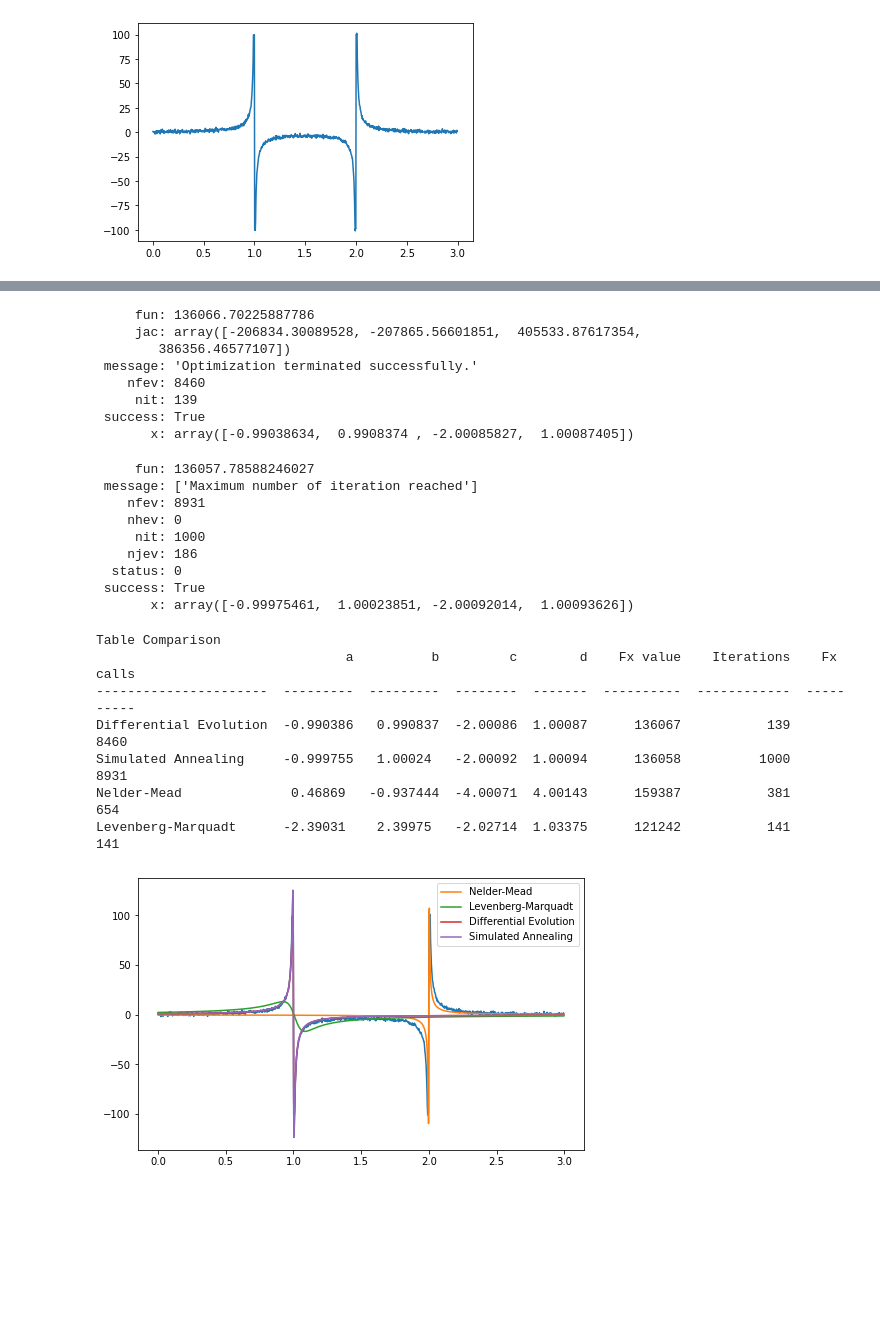
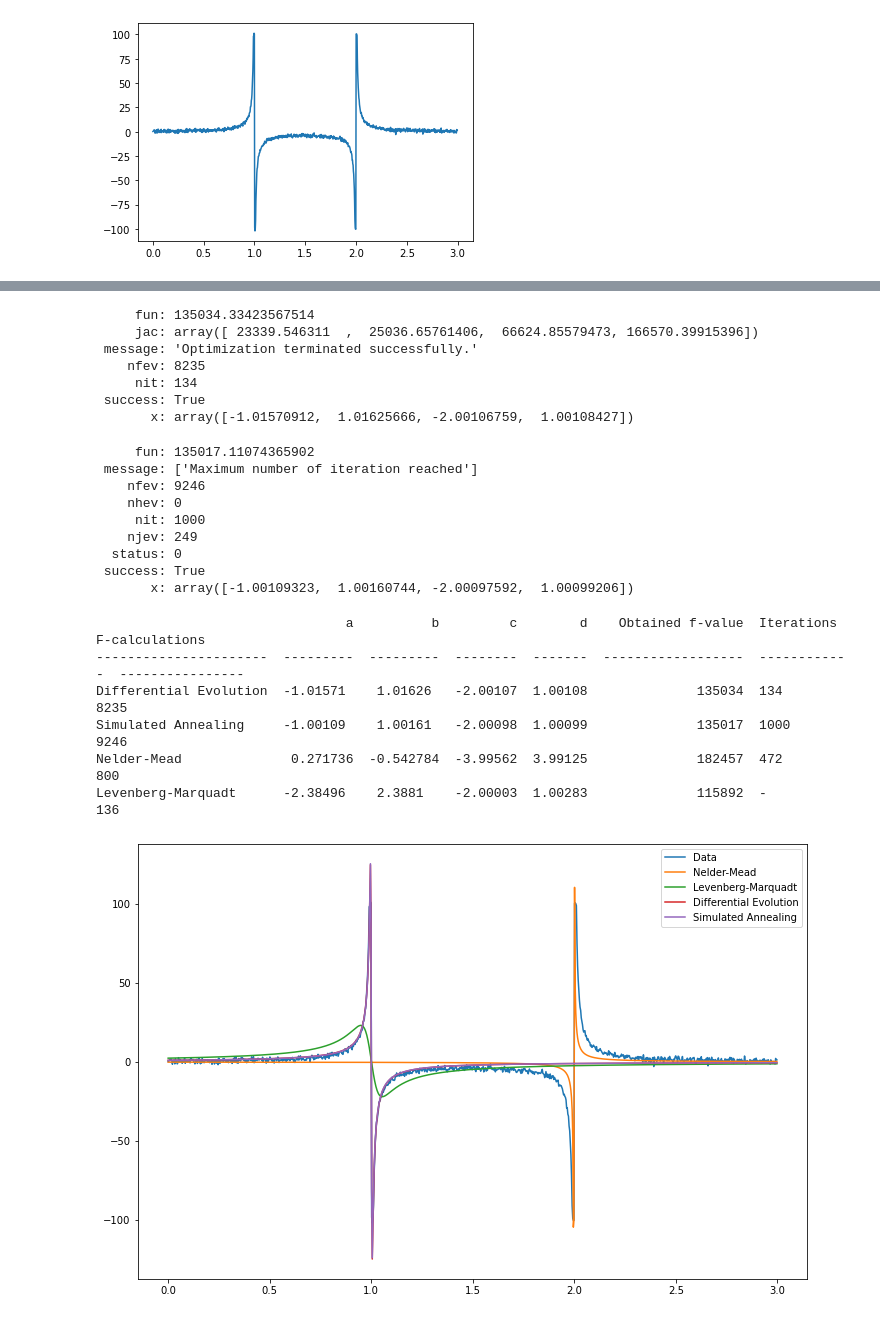
Before and after one commit to sophia-vdovkina/Analysis-and-development-of-algorithms, a Jupyter notebook: Task 4/Task4.ipynb, the cells around one changed output, grey strips where cells are left out. Cells and saved outputs as stored; diff of their text form; code cells hidden in the pictures; blank space fills up the shorter version.

```diff
--- a/Task 4/Task4.ipynb
+++ b/Task 4/Task4.ipynb
@@ -54,7 +43,7 @@ plt.show()
 # %% [output]
 [figure]
 # %%
-nelder = optimize.minimize(rational, init_point, args=(x, y), method='nelder-mead', tol=error, options={'disp': True})
-na, nb, nc, nd = nelder['x']
+nelder = optimize.minimize(least_squares, init_point, args=(x, y), method='nelder-mead', tol=epsilon, options={'disp': True})
+nelder_a, nelder_b, nelder_c, nelder_d = nelder['x']
 print(nelder['x'])
 # %% [output]
@@ -66,7 +52,5 @@ Optimization terminated successfully.
 # %%
-levenberg = optimize.least_squares(rational_resid, init_point, args=(x, y), method='lm', xtol=error)
-la, lb, lc, ld = levenberg['x']
-print(f'Current function value: {levenberg["cost"]}')
-print(f'Function Calls: {levenberg["nfev"]}')
-print(levenberg['x'], end='\n\n')
+levenberg = optimize.least_squares(residuals, init_point, args=(x, y), method='lm', xtol=epsilon)
+levenberg_a, levenberg_b, levenberg_c, levenberg_d = levenberg['x']
+print(levenberg['x'])
 # %% [output]
@@ -76,59 +58,55 @@ Function Calls: 141
 # %%
-bounds = [(-7, 4), (-7, 4), (-7, 4), (-7, 4)]
-evolution = optimize.differential_evolution(rational, bounds, args=(x, y), tol=error)
-ea, eb, ec, ed = evolution['x']
+bounds = [(-5, 5), (-5, 5), (-5, 5), (-5, 5)]
+evolution = optimize.differential_evolution(least_squares, bounds, args=(x, y), tol=epsilon)
+evolution_a, evolution_b, evolution_c, evolution_d = evolution['x']
 print(evolution)
 # %% [output]
-     fun: 136066.70225887786
-     jac: array([-206834.30089528, -207865.56601851,  405533.87617354,
-        386356.46577107])
+     fun: 135034.33423567514
+     jac: array([ 23339.546311  ,  25036.65761406,  66624.85579473, 166570.39915396])
  message: 'Optimization terminated successfully.'
-    nfev: 8460
-     nit: 139
+    nfev: 8235
+     nit: 134
  success: True
-       x: array([-0.99038634,  0.9908374 , -2.00085827,  1.00087405])
+       x: array([-1.01570912,  1.01625666, -2.00106759,  1.00108427])
 # %%
-annealing = optimize.dual_annealing(rational, bounds, args=(x, y))
-aa, ab, ac, ad = annealing['x']
+annealing = optimize.dual_annealing(least_squares, bounds, args=(x, y))
+annealing_a, annealing_b, annealing_c, annealing_d = annealing['x']
 print(annealing)
 # %% [output]
-     fun: 136057.78588246027
+     fun: 135017.11074365902
  message: ['Maximum number of iteration reached']
-    nfev: 8931
+    nfev: 9246
     nhev: 0
      nit: 1000
-    njev: 186
+    njev: 249
   status: 0
  success: True
-       x: array([-0.99975461,  1.00023851, -2.00092014,  1.00093626])
+       x: array([-1.00109323,  1.00160744, -2.00097592,  1.00099206])
 # %%
-headers = ['a', 'b', 'c', 'd', 'Fx value', 'Iterations', 'Fx calls']
+headers = ['a', 'b', 'c', 'd', 'Obtained f-value', 'Iterations', 'F-calculations']
 index = ['Differential Evolution', 'Simulated Annealing', 'Nelder-Mead', 'Levenberg-Marquadt']
 table = [
-    [ea, eb, ec, ed, evolution['fun'], evolution['nit'], evolution['nfev']],
-    [aa, ab, ac, ad, annealing['fun'], annealing['nit'], annealing['nfev']],
-    [na, nb, nc, nd, nelder['fun'], nelder['nit'], nelder['nfev']],
-    [la, lb, lc, ld, levenberg['cost'], levenberg['nfev'], levenberg['nfev']],
+    [evolution_a, evolution_b, evolution_c, evolution_d, evolution['fun'], evolution['nit'], evolution['nfev']],
+    [annealing_a, annealing_b, annealing_c, annealing_d, annealing['fun'], annealing['nit'], annealing['nfev']],
+    [nelder_a, nelder_b, nelder_c, nelder_d, nelder['fun'], nelder['nit'], nelder['nfev']],
+    [levenberg_a, levenberg_b, levenberg_c, levenberg_d, levenberg['cost'], '-', levenberg['nfev']],
 ]
-
-print('Table Comparison')
 print(tabulate(table, headers=headers, showindex=index))
 # %% [output]
-Table Comparison
-                                a          b         c        d    Fx value    Iterations    Fx calls
-----------------------  ---------  ---------  --------  -------  ----------  ------------  ----------
-Differential Evolution  -0.990386   0.990837  -2.00086  1.00087      136067           139        8460
-Simulated Annealing     -0.999755   1.00024   -2.00092  1.00094      136058          1000        8931
-Nelder-Mead              0.46869   -0.937444  -4.00071  4.00143      159387           381         654
-Levenberg-Marquadt      -2.39031    2.39975   -2.02714  1.03375      121242           141         141
+                                a          b         c        d    Obtained f-value  Iterations      F-calculations
+----------------------  ---------  ---------  --------  -------  ------------------  ------------  ----------------
+Differential Evolution  -1.01571    1.01626   -2.00107  1.00108              135034  134                       8235
+Simulated Annealing     -1.00109    1.00161   -2.00098  1.00099              135017  1000                      9246
+Nelder-Mead              0.271736  -0.542784  -3.99562  3.99125              182457  472                        800
+Levenberg-Marquadt      -2.38496    2.3881    -2.00003  1.00283              115892  -                          136
 # %%
-plt.figure(figsize=(8,5))
+plt.figure(figsize=(12, 8))
 plt.plot(x, y)
-plt.plot(x, _rational(x, na, nb, nc, nd), label='Nelder-Mead')
-plt.plot(x, _rational(x, la, lb, lc, ld), label='Levenberg-Marquadt')
-plt.plot(x, _rational(x, ea, eb, ec, ed), label='Differential Evolution')
-plt.plot(x, _rational(x, aa, ab, ac, ad), label='Simulated Annealing')
-plt.legend()
+plt.plot(x, rat_approx_func(x, nelder_a, nelder_b, nelder_c, nelder_d), label='Nelder-Mead')
+plt.plot(x, rat_approx_func(x, levenberg_a, levenberg_b, levenberg_c, levenberg_d), label='Levenberg-Marquadt')
+plt.plot(x, rat_approx_func(x, evolution_a, evolution_b, evolution_c, evolution_d), label='Differential Evolution')
+plt.plot(x, rat_approx_func(x, annealing_a, annealing_b, annealing_c, annealing_d), label='Simulated Annealing')
+plt.legend(['Data', 'Nelder-Mead', 'Levenberg-Marquadt', 'Differential Evolution', 'Simulated Annealing'])
 plt.show()
 # %% [output]
-[figure, old version]
+[figure, new version]
```
Also changed, not shown: parts of 6 cells of this notebook, 3 other files.
